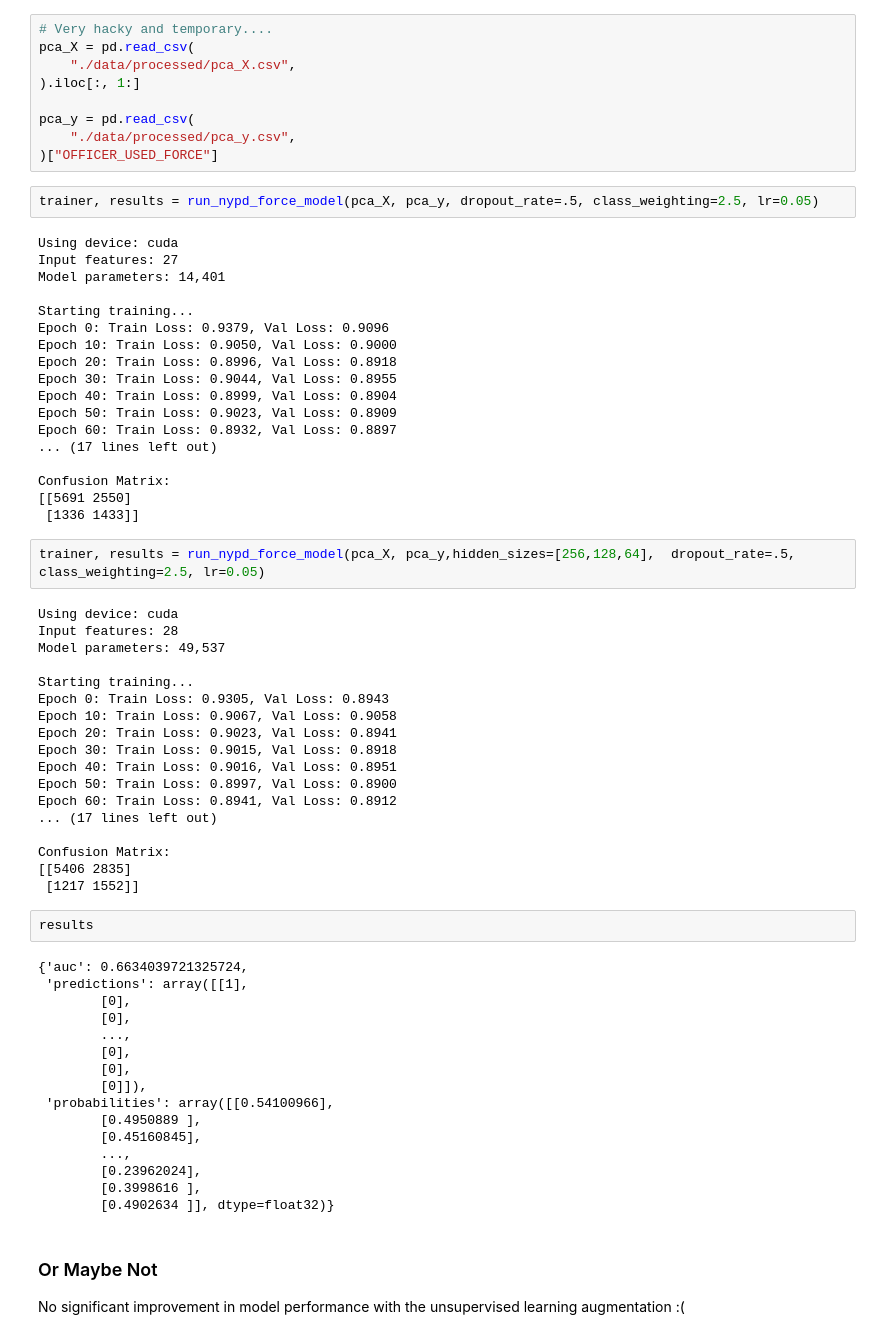
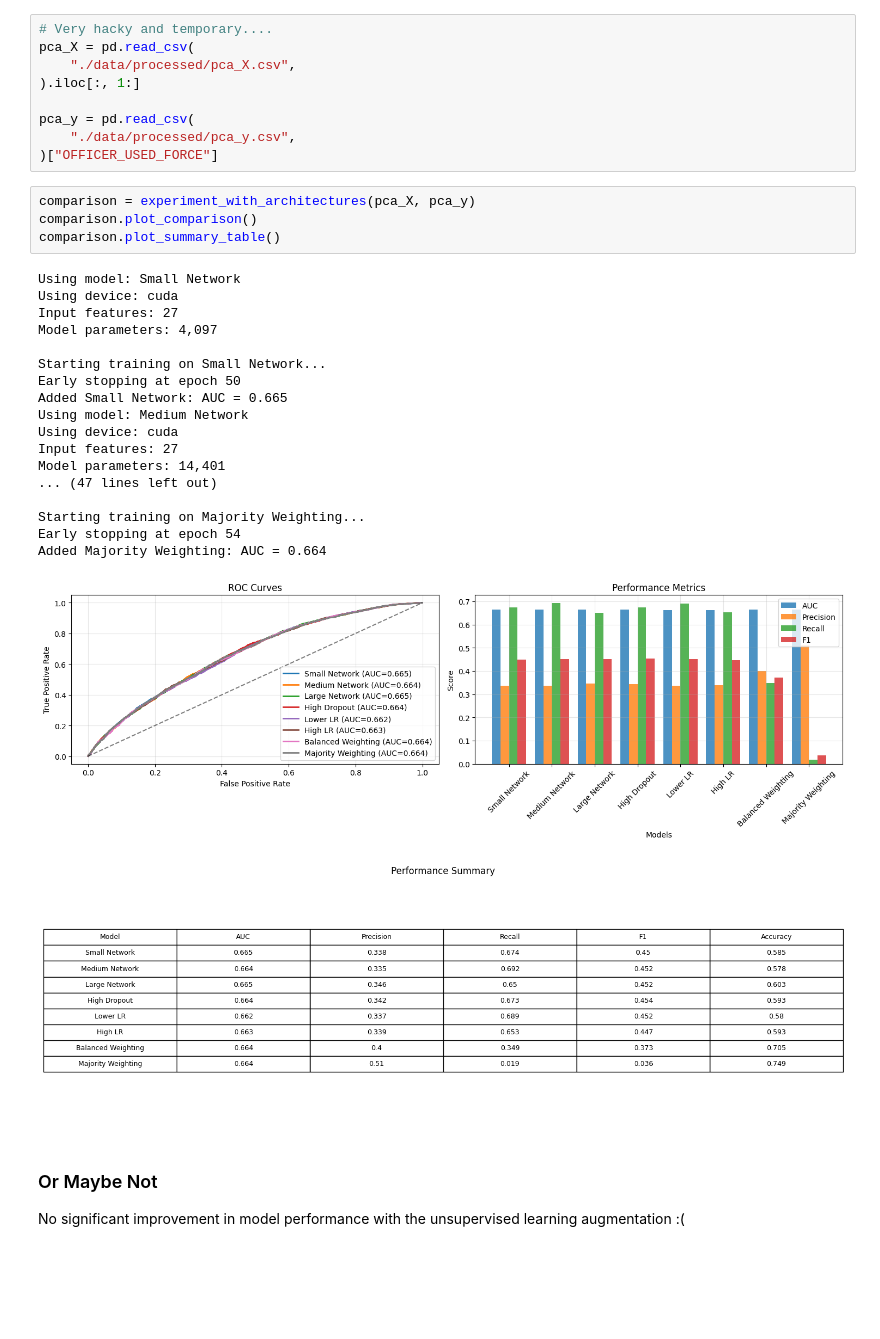
Before and after one commit to gbangban/ml-supervised-kim, a Jupyter notebook: 5. Deep Learning Model Training.ipynb, the cells around one changed output. Cells and saved outputs as stored; diff of their text form; blank space fills up the shorter version.

```diff
--- a/5. Deep Learning Model Training.ipynb
+++ b/5. Deep Learning Model Training.ipynb
@@ -660,63 +534,29 @@ pca_y = pd.read_csv(
     "./data/processed/pca_y.csv",
 )["OFFICER_USED_FORCE"]
 # %%
-trainer, results = run_nypd_force_model(pca_X, pca_y, dropout_rate=.5, class_weighting=2.5, lr=0.05)
+comparison = experiment_with_architectures(pca_X, pca_y)
+comparison.plot_comparison()
+comparison.plot_summary_table()
 # %% [output]
+Using model: Small Network
+Using device: cuda
+Input features: 27
+Model parameters: 4,097
+
+Starting training on Small Network...
+Early stopping at epoch 50
+Added Small Network: AUC = 0.665
+Using model: Medium Network
 Using device: cuda
 Input features: 27
 Model parameters: 14,401
+... (47 lines left out)
 
-Starting training...
-Epoch 0: Train Loss: 0.9379, Val Loss: 0.9096
-Epoch 10: Train Loss: 0.9050, Val Loss: 0.9000
-Epoch 20: Train Loss: 0.8996, Val Loss: 0.8918
-Epoch 30: Train Loss: 0.9044, Val Loss: 0.8955
-Epoch 40: Train Loss: 0.8999, Val Loss: 0.8904
-Epoch 50: Train Loss: 0.9023, Val Loss: 0.8909
-Epoch 60: Train Loss: 0.8932, Val Loss: 0.8897
-... (17 lines left out)
-
-Confusion Matrix:
-[[5691 2550]
- [1336 1433]]
+Starting training on Majority Weighting...
+Early stopping at epoch 54
+Added Majority Weighting: AUC = 0.664
+[figure, added]
+[figure, added]
-# %%
-trainer, results = run_nypd_force_model(pca_X, pca_y,hidden_sizes=[256,128,64],  dropout_rate=.5, class_weighting=2.5, lr=0.05)
-# %% [output]
-Using device: cuda
-Input features: 28
-Model parameters: 49,537
-
-Starting training...
-Epoch 0: Train Loss: 0.9305, Val Loss: 0.8943
-Epoch 10: Train Loss: 0.9067, Val Loss: 0.9058
-Epoch 20: Train Loss: 0.9023, Val Loss: 0.8941
-Epoch 30: Train Loss: 0.9015, Val Loss: 0.8918
-Epoch 40: Train Loss: 0.9016, Val Loss: 0.8951
-Epoch 50: Train Loss: 0.8997, Val Loss: 0.8900
-Epoch 60: Train Loss: 0.8941, Val Loss: 0.8912
-... (17 lines left out)
-
-Confusion Matrix:
-[[5406 2835]
- [1217 1552]]
-# %%
-results
-# %% [output]
-{'auc': 0.6634039721325724,
- 'predictions': array([[1],
-        [0],
-        [0],
-        ...,
-        [0],
-        [0],
-        [0]]),
- 'probabilities': array([[0.54100966],
-        [0.4950889 ],
-        [0.45160845],
-        ...,
-        [0.23962024],
-        [0.3998616 ],
-        [0.4902634 ]], dtype=float32)}
 # %% [markdown]
 ### Or Maybe Not
 No significant improvement in model performance with the unsupervised learning augmentation :(
```
Also changed, not shown: parts of 17 cells of this notebook, 1 other file.
